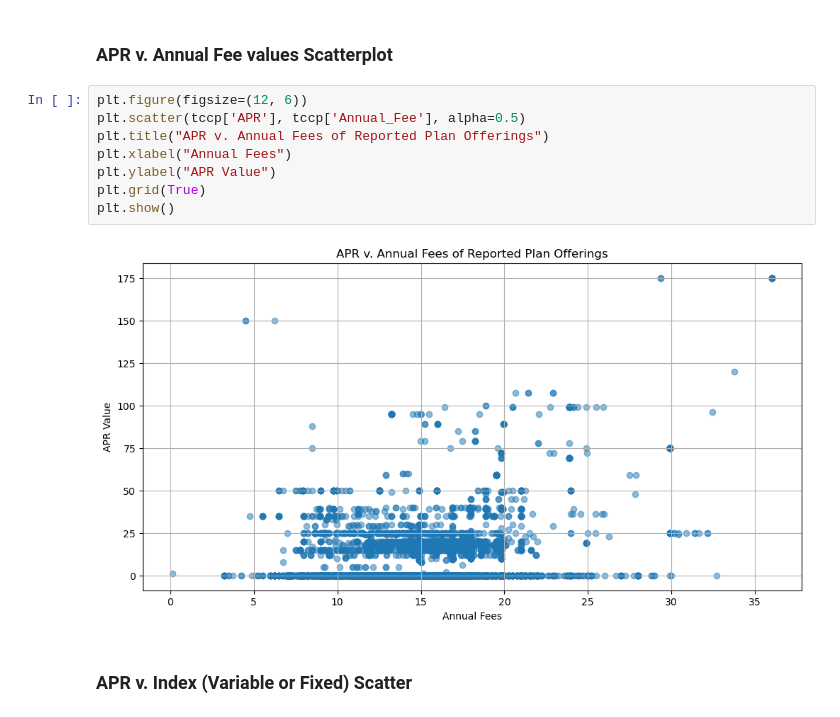
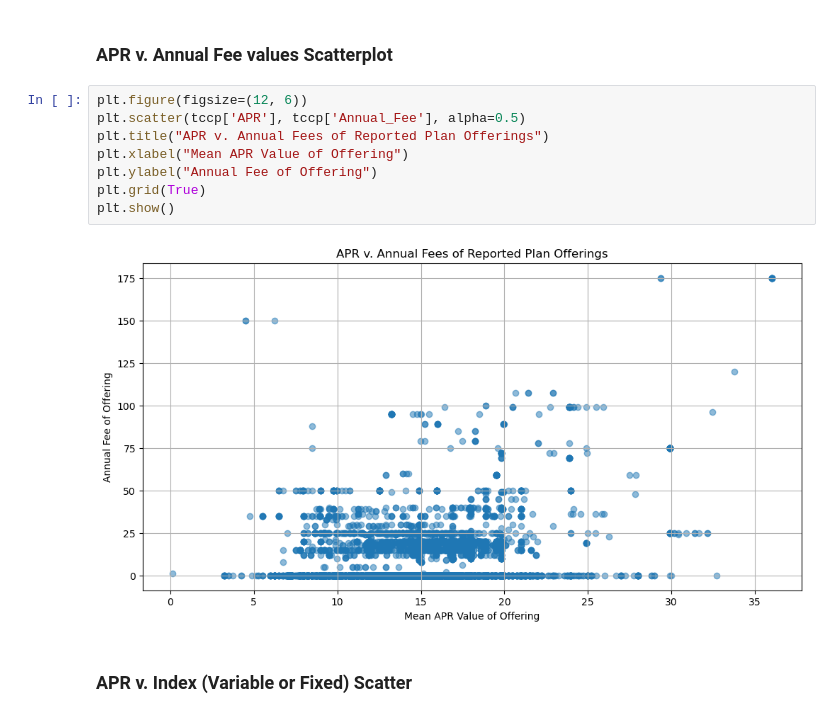
Before and after one commit to DanielGroneberg/TOP_project, a Jupyter notebook: code/CFPB_Data.ipynb, the cells around one changed output. Drawn from its saved outputs; the diff is of its cells as text.

```diff
--- a/code/CFPB_Data.ipynb
+++ b/code/CFPB_Data.ipynb
@@ -976,13 +976,13 @@ plt.show()
 # %%
 plt.figure(figsize=(12, 6))
 plt.scatter(tccp['APR'], tccp['Annual_Fee'], alpha=0.5)
 plt.title("APR v. Annual Fees of Reported Plan Offerings")
-plt.xlabel("Annual Fees")
-plt.ylabel("APR Value")
+plt.xlabel("Mean APR Value of Offering")
+plt.ylabel("Annual Fee of Offering")
 plt.grid(True)
 plt.show()
 # %% [output]
-[figure, old version]
+[figure, new version]
 # %% [markdown]
 ### APR v. Index (Variable or Fixed) Scatter
 # %%
```
Also changed, not shown: parts of 1 cell of this notebook.
